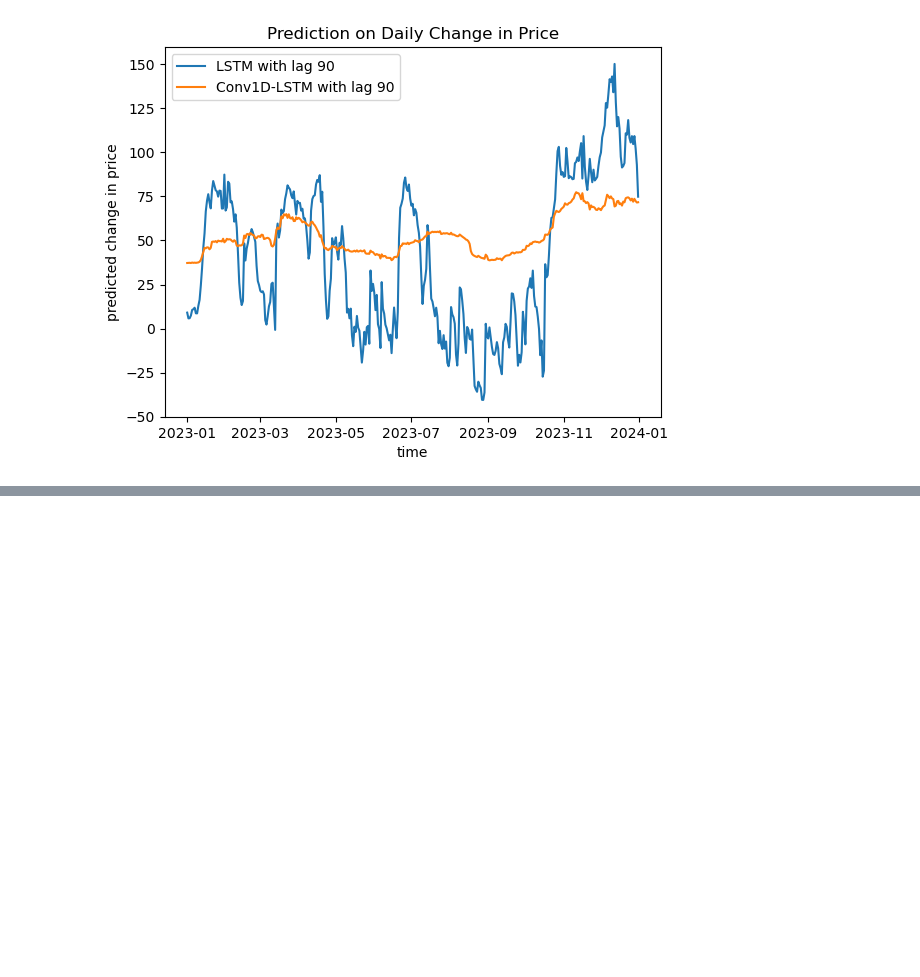
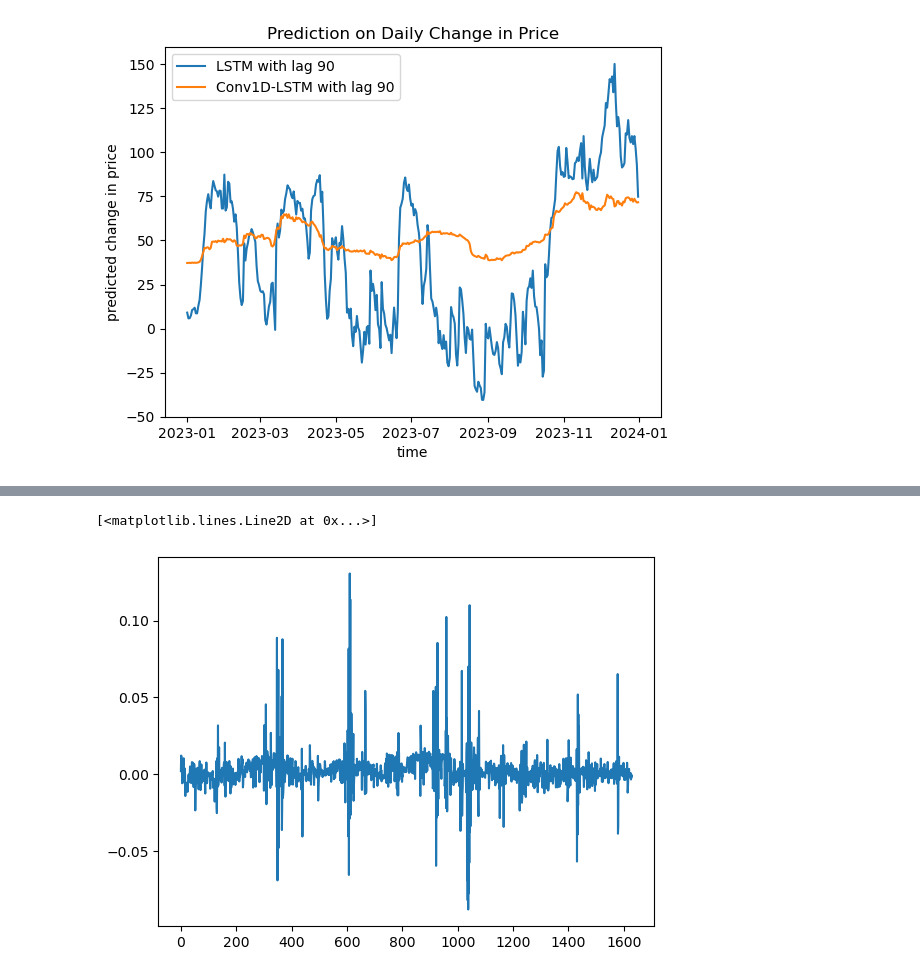
Before and after one commit to Daconic/STAT4012_Group2, a Jupyter notebook: Sunny/lstm.ipynb, the cells around one changed output, grey strips where cells are left out. Drawn from its saved outputs; the diff is of its cells as text; code cells hidden in the pictures; blank space fills up the shorter version.

```diff
--- a/Sunny/lstm.ipynb
+++ b/Sunny/lstm.ipynb
@@ -1109,0 +1146,14 @@ model: 949519.0413243122
+# %%
+tf.keras.utils.set_random_seed(4012)
+
+model_with_dropout = Sequential()
+model_with_dropout.add(LSTM(32, return_sequences=True, dropout = 0.2))
+model_with_dropout.add(LSTM(32, return_sequences=False, dropout = 0.2))
+model_with_dropout.add(Dense(1))
+
+model_with_dropout.compile(optimizer = Adam(learning_rate = 0.01), loss='mse', metrics = metrics)
+history_with_dropout = model_with_dropout.fit(X_train_day_90, y_train_day_90, batch_size=64, epochs=40, shuffle=True, validation_data = (X_test_day_90, y_test_day_90))
+pred_return_with_dropout = pp_day_90.scaler_y.inverse_transform(model_with_dropout.predict(X_test_day_90))[:,0]
+pred_close_with_dropout = naive_pred*(pred_return_with_dropout+1)
+print(f"naive: {np.mean((test_close - naive_pred)**2)}")
+print(f"model: {np.mean((test_close - pred_close_with_dropout)**2)}")
@@ -1109,0 +1180,3 @@ model: 949519.0413243122
+# %%
+fitted_no_dropout = pp_day_90.scaler_y.inverse_transform(model_no_dropout.predict(X_train_day_90))[:,0]
+fitted_with_dropout = pp_day_90.scaler_y.inverse_transform(model_with_dropout.predict(X_train_day_90))[:,0]
@@ -1109,0 +1225,5 @@ model: 949519.0413243122
+# %%
+plt.plot(fitted_with_dropout)
+# %% [output]
+[<matplotlib.lines.Line2D at 0x...>]
+[figure, added]
```
Also changed, not shown: parts of 36 cells of this notebook, 2 other files.
